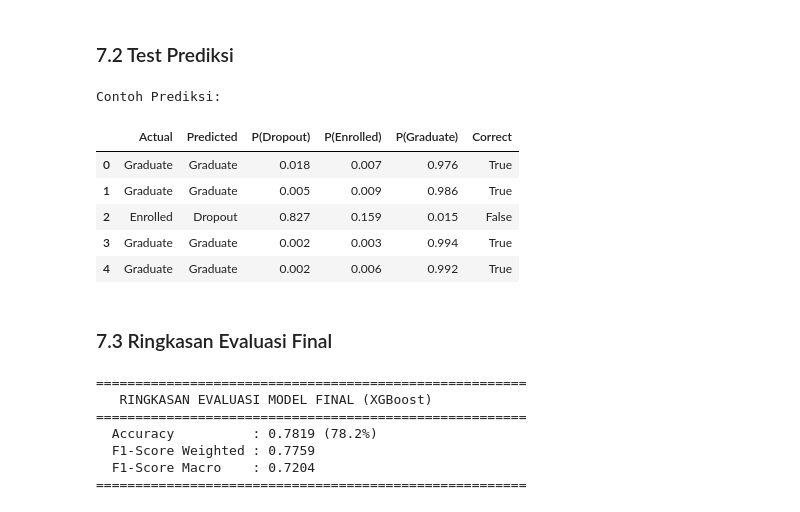
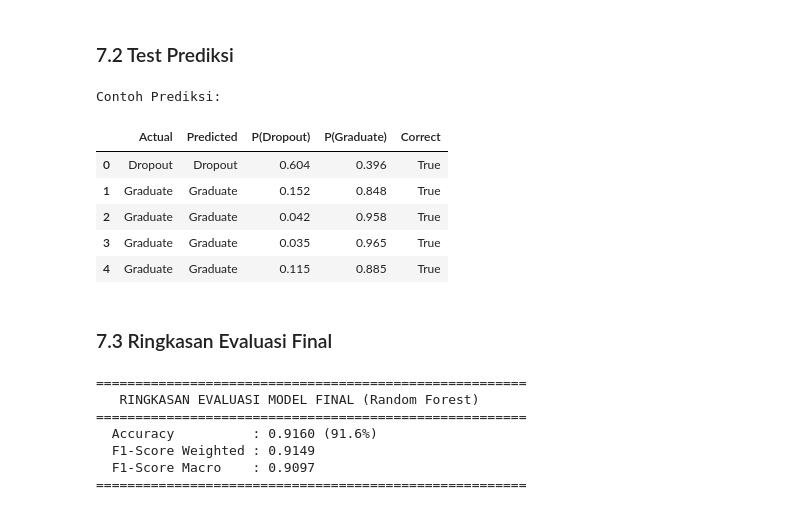
Before and after one commit to ftriara/fitriara_dicoding-submission-akhir, a Jupyter notebook: notebook.ipynb, the cells around one changed output. Saved outputs shown, nothing was run; the diff lists cells and outputs as text; code cells hidden in the pictures.

```diff
--- a/notebook.ipynb
+++ b/notebook.ipynb
@@ -435,9 +435,13 @@ df_prep[['Avg_approved', 'Avg_grade', 'Approval_rate', 'Financial_risk']].descri
 # Simpan clean data untuk dashboard
 df_prep.to_csv('clean_data.csv', index=False)
 
+# Hapus data dengan status Enrolled (Untuk modeling)
+df_prep = df_prep[df_prep['Status'] != 'Enrolled']
+
 # Encode target
 le = LabelEncoder()
 df_prep['Status_encoded'] = le.fit_transform(df_prep['Status'])
+
 print('Mapping kelas:', dict(zip(le.classes_, le.transform(le.classes_))))
 
 X = df_prep.drop(['Status', 'Status_encoded'], axis=1)
@@ -669,38 +674,37 @@ Model dan artefak berhasil disimpan!
 # %%
 # Load model dan uji prediksi
 loaded_model = joblib.load('model/model.joblib')
 loaded_le = joblib.load('model/label_encoder.joblib')
 
 # Ambil sample mahasiswa dari test set
 sample = X_test.iloc[:5].copy()
 actual = loaded_le.inverse_transform(y_test.iloc[:5].values)
 predicted = loaded_le.inverse_transform(loaded_model.predict(sample))
 prob = loaded_model.predict_proba(sample)
 
 result_df = pd.DataFrame({
     'Actual': actual,
     'Predicted': predicted,
     'P(Dropout)': prob[:, 0].round(3),
-    'P(Enrolled)': prob[:, 1].round(3),
-    'P(Graduate)': prob[:, 2].round(3),
+    'P(Graduate)': prob[:, 1].round(3),
     'Correct': actual == predicted
 })
 
 print('Contoh Prediksi:')
 result_df
 # %% [output]
 Contoh Prediksi:
-|  | Actual | Predicted | P(Dropout) | P(Enrolled) | P(Graduate) | Correct |
-| 0 | Graduate | Graduate | 0.018 | 0.007 | 0.976 | True |
-| 1 | Graduate | Graduate | 0.005 | 0.009 | 0.986 | True |
-| 2 | Enrolled | Dropout | 0.827 | 0.159 | 0.015 | False |
-| 3 | Graduate | Graduate | 0.002 | 0.003 | 0.994 | True |
-| 4 | Graduate | Graduate | 0.002 | 0.006 | 0.992 | True |
+|  | Actual | Predicted | P(Dropout) | P(Graduate) | Correct |
+| 0 | Dropout | Dropout | 0.604 | 0.396 | True |
+| 1 | Graduate | Graduate | 0.152 | 0.848 | True |
+| 2 | Graduate | Graduate | 0.042 | 0.958 | True |
+| 3 | Graduate | Graduate | 0.035 | 0.965 | True |
+| 4 | Graduate | Graduate | 0.115 | 0.885 | True |
 # %% [markdown]
 ### 7.3 Ringkasan Evaluasi Final
 # %%
 print('='*55)
-print('   RINGKASAN EVALUASI MODEL FINAL (XGBoost)')
+print('   RINGKASAN EVALUASI MODEL FINAL (Random Forest)')
 print('='*55)
 print(f'  Accuracy          : {accuracy_score(y_test, y_pred_best):.4f} ({accuracy_score(y_test, y_pred_best)*100:.1f}%)')
 print(f'  F1-Score Weighted : {f1_score(y_test, y_pred_best, average="weighted"):.4f}')
@@ -708,9 +712,9 @@ print(f'  F1-Score Macro    : {f1_score(y_test, y_pred_best, average="macro"):.4
 print('='*55)
 # %% [output]
 =======================================================
-   RINGKASAN EVALUASI MODEL FINAL (XGBoost)
+   RINGKASAN EVALUASI MODEL FINAL (Random Forest)
 =======================================================
-  Accuracy          : 0.7819 (78.2%)
-  F1-Score Weighted : 0.7759
-  F1-Score Macro    : 0.7204
+  Accuracy          : 0.9160 (91.6%)
+  F1-Score Weighted : 0.9149
+  F1-Score Macro    : 0.9097
 =======================================================
```
Also changed, not shown: parts of 10 cells of this notebook, 3 other files.
